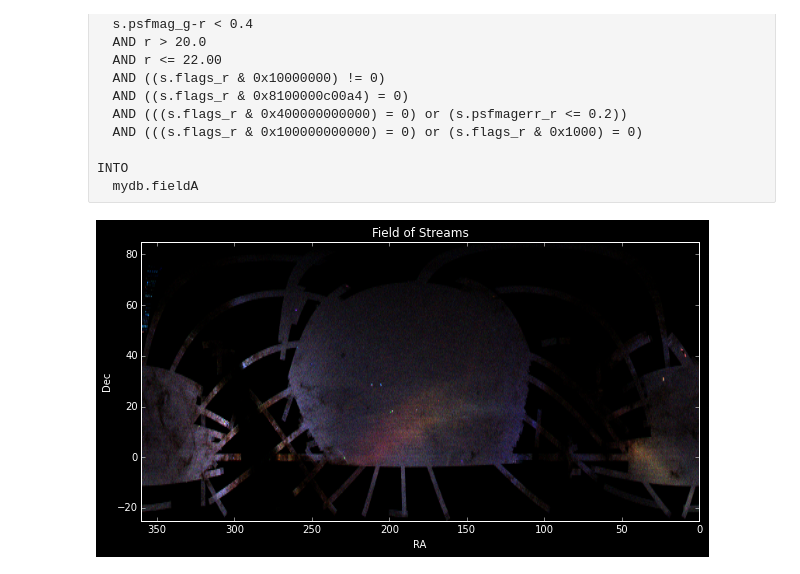
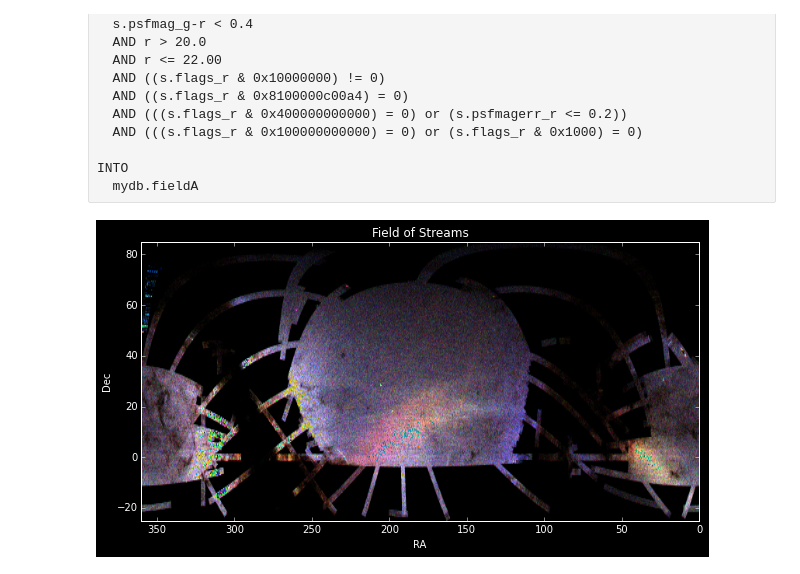
Before and after one commit to davidb52/astr497a-hw, a Jupyter notebook: hw2/HW2_DavidBordenave.ipynb, the cells around one changed output. Drawn from its saved outputs; the diff is of its cells as text; code cells hidden in the pictures.

```diff
--- a/hw2/HW2_DavidBordenave.ipynb
+++ b/hw2/HW2_DavidBordenave.ipynb
@@ -60,15 +52,18 @@ R_stars,xe,xy=np.histogram2d(ra[r_mask],dec[r_mask],bins=(ra_bins,dec_bins))
 # %%
-rgb_frame=np.dstack((R_stars.T*4.0/R_stars.max(),G_stars.T*4.0/G_stars.max(),B_stars.T*4.0/B_stars.max()))
+#Normalization of binned stars, with some arbitrary scaling factor for better visualization.
+rgb_frame=np.dstack((R_stars.T*10.0/R_stars.max(),G_stars.T*10.0/G_stars.max(),B_stars.T*10.0/B_stars.max()))
+#setting the axes of the imshow object.
 ext=[ra.min(),ra.max(),dec.min(),dec.max()]
+
 with plt.style.context(('dark_background')):
     fig,ax=plt.subplots()
     ax.set_xlim(ra.max(),ra.min())
     ax.set_title('Field of Streams')
     ax.set_xlabel('RA')
     ax.set_ylabel('Dec')
 
     ax.imshow(rgb_frame,extent=ext,aspect='auto', origin='lower')
     fig.set_size_inches(10,5)
     fig.savefig('field_of_streams.png',dpi=250)
 # %% [output]
-[figure, old version]
+[figure, new version]
```
Also changed, not shown: parts of 5 cells of this notebook, 1 other file.
